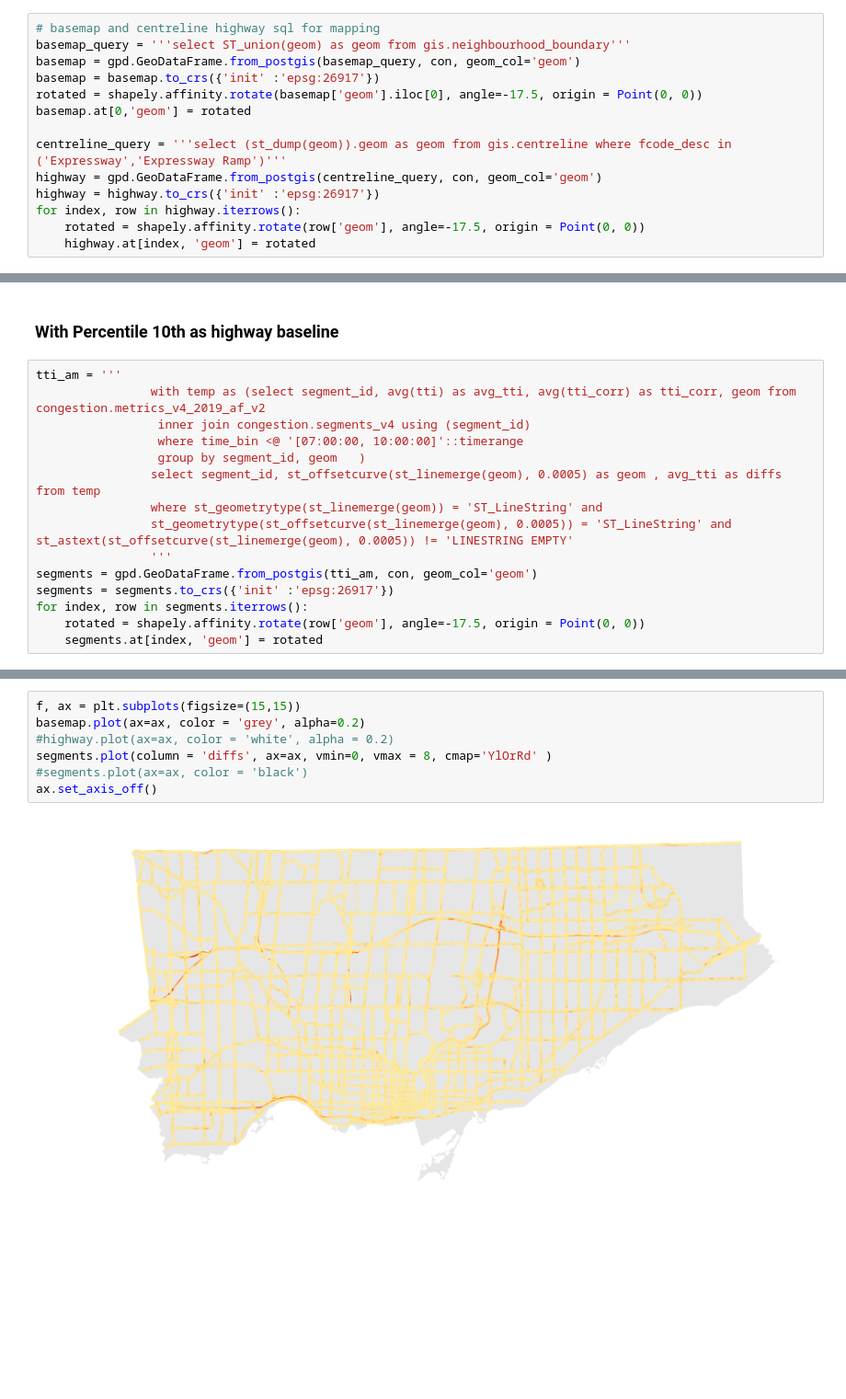
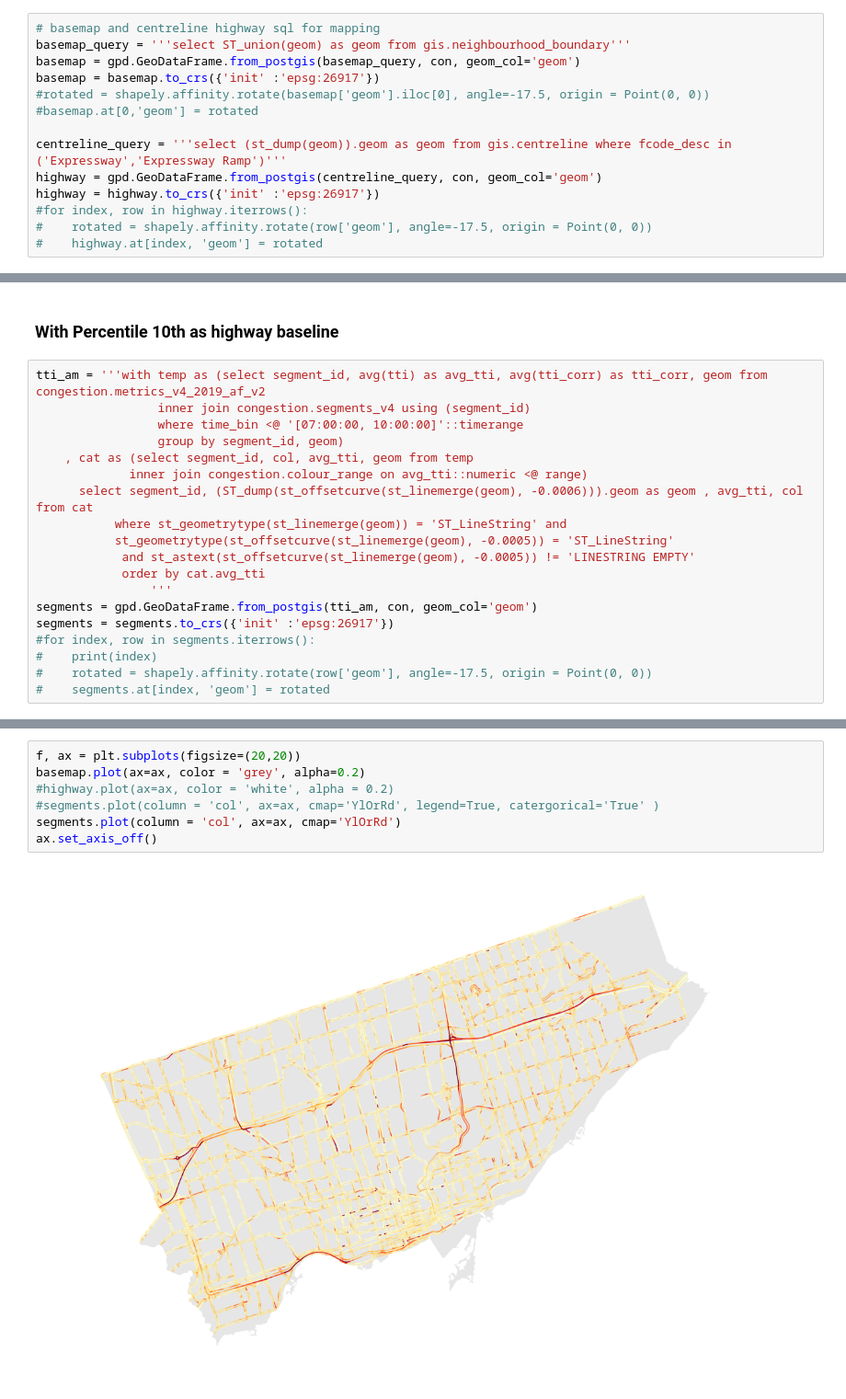
Before and after one commit to CityofToronto/bdit_congestion, a Jupyter notebook: congestion_data_aggregation/highway_deep_dive.ipynb, the cells around one changed output, grey strips where cells are left out. Shown at 92% size. Drawn from its saved outputs; the diff is of its cells as text; blank space fills up the shorter version.

```diff
--- a/congestion_data_aggregation/highway_deep_dive.ipynb
+++ b/congestion_data_aggregation/highway_deep_dive.ipynb
@@ -488,15 +488,15 @@ Top 10 am peak diff
 basemap_query = '''select ST_union(geom) as geom from gis.neighbourhood_boundary'''
 basemap = gpd.GeoDataFrame.from_postgis(basemap_query, con, geom_col='geom')
 basemap = basemap.to_crs({'init' :'epsg:26917'})
-rotated = shapely.affinity.rotate(basemap['geom'].iloc[0], angle=-17.5, origin = Point(0, 0))
-basemap.at[0,'geom'] = rotated
+#rotated = shapely.affinity.rotate(basemap['geom'].iloc[0], angle=-17.5, origin = Point(0, 0))
+#basemap.at[0,'geom'] = rotated
 
 centreline_query = '''select (st_dump(geom)).geom as geom from gis.centreline where fcode_desc in ('Expressway','Expressway Ramp')'''
 highway = gpd.GeoDataFrame.from_postgis(centreline_query, con, geom_col='geom')
 highway = highway.to_crs({'init' :'epsg:26917'})
-for index, row in highway.iterrows():
-    rotated = shapely.affinity.rotate(row['geom'], angle=-17.5, origin = Point(0, 0))
-    highway.at[index, 'geom'] = rotated
+#for index, row in highway.iterrows():
+#    rotated = shapely.affinity.rotate(row['geom'], angle=-17.5, origin = Point(0, 0))
+#    highway.at[index, 'geom'] = rotated
 # %%
 def make_layer(query_sql, con, multi):
     query = query_sql
@@ -551,17 +551,21 @@ ax.set_axis_off()
 # %% [markdown]
 ### With Percentile 10th as highway baseline
 # %%
-tti_am = '''
-                with temp as (select segment_id, avg(tti) as avg_tti, avg(tti_corr) as tti_corr, geom from congestion.metrics_v4_2019_af_v2
+tti_am = '''with temp as (select segment_id, avg(tti) as avg_tti, avg(tti_corr) as tti_corr, geom from congestion.metrics_v4_2019_af_v2
                  inner join congestion.segments_v4 using (segment_id)
                  where time_bin <@ '[07:00:00, 10:00:00]'::timerange
-                 group by segment_id, geom   )
-                select segment_id, st_offsetcurve(st_linemerge(geom), 0.0005) as geom , avg_tti as diffs from temp
-                where st_geometrytype(st_linemerge(geom)) = 'ST_LineString' and
-                st_geometrytype(st_offsetcurve(st_linemerge(geom), 0.0005)) = 'ST_LineString' and st_astext(st_offsetcurve(st_linemerge(geom), 0.0005)) != 'LINESTRING EMPTY'
+                 group by segment_id, geom)
+	, cat as (select segment_id, col, avg_tti, geom from temp
+			 inner join congestion.colour_range on avg_tti::numeric <@ range)
+      select segment_id, (ST_dump(st_offsetcurve(st_linemerge(geom), -0.0006))).geom as geom , avg_tti, col from cat
+           where st_geometrytype(st_linemerge(geom)) = 'ST_LineString' and
+           st_geometrytype(st_offsetcurve(st_linemerge(geom), -0.0005)) = 'ST_LineString'
+			and st_astext(st_offsetcurve(st_linemerge(geom), -0.0005)) != 'LINESTRING EMPTY'
+            order by cat.avg_tti
                 '''
 segments = gpd.GeoDataFrame.from_postgis(tti_am, con, geom_col='geom')
 segments = segments.to_crs({'init' :'epsg:26917'})
-for index, row in segments.iterrows():
-    rotated = shapely.affinity.rotate(row['geom'], angle=-17.5, origin = Point(0, 0))
-    segments.at[index, 'geom'] = rotated
+#for index, row in segments.iterrows():
+#    print(index)
+#    rotated = shapely.affinity.rotate(row['geom'], angle=-17.5, origin = Point(0, 0))
+#    segments.at[index, 'geom'] = rotated
@@ -581,9 +593,9 @@ plt.show()
 # %%
-f, ax = plt.subplots(figsize=(15,15))
+f, ax = plt.subplots(figsize=(20,20))
 basemap.plot(ax=ax, color = 'grey', alpha=0.2)
 #highway.plot(ax=ax, color = 'white', alpha = 0.2)
-segments.plot(column = 'diffs', ax=ax, vmin=0, vmax = 8, cmap='YlOrRd' )
-#segments.plot(ax=ax, color = 'black')
+#segments.plot(column = 'col', ax=ax, cmap='YlOrRd', legend=True, catergorical='True' )
+segments.plot(column = 'col', ax=ax, cmap='YlOrRd')
 ax.set_axis_off()
 # %% [output]
-[figure, old version]
+[figure, new version]
```
Also changed, not shown: parts of 2 cells of this notebook.
